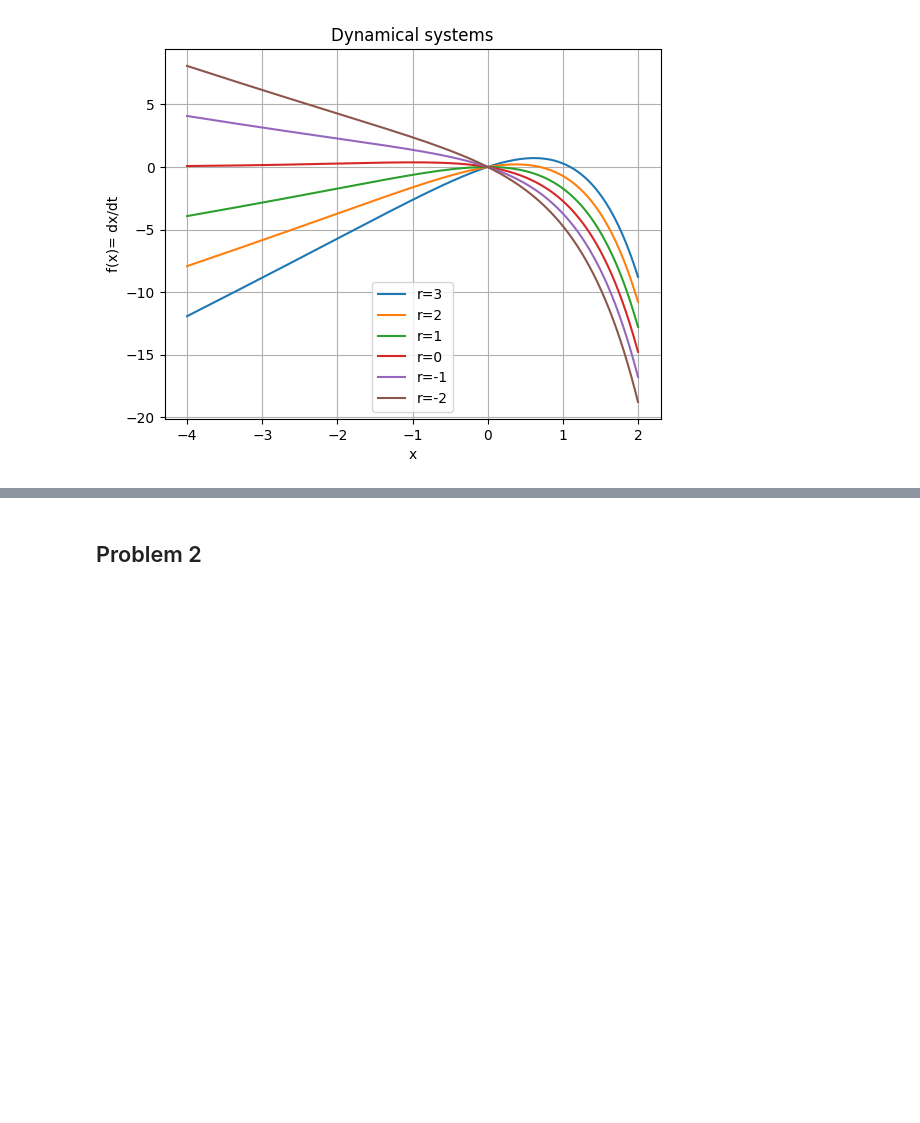
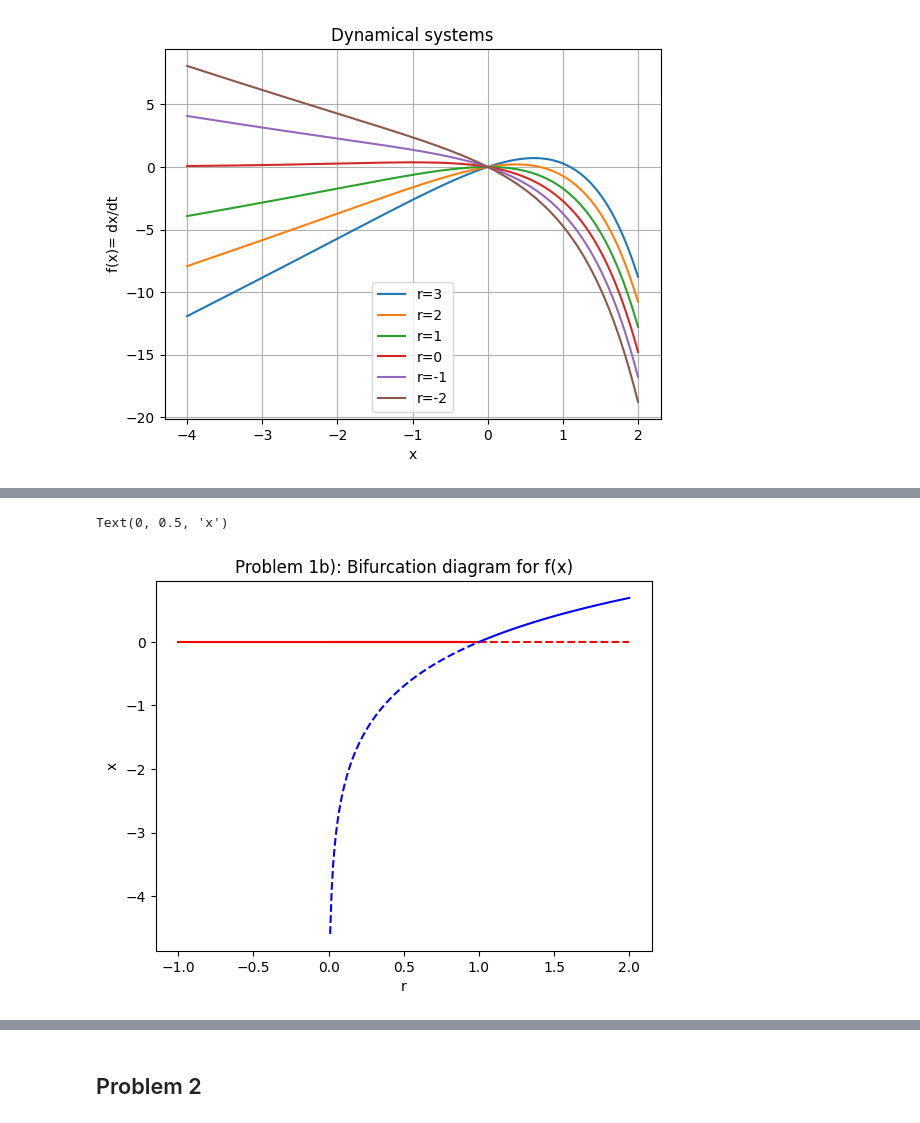
Before and after one commit to corinnawegner/Physics_of_complex_systems, a Jupyter notebook: Assignment 3/Assignment_3_Corinna_Wegner.ipynb, the cells around one changed output, grey strips where cells are left out. Drawn from its saved outputs; the diff is of its cells as text; code cells hidden in the pictures; blank space fills up the shorter version.

```diff
--- a/Assignment 3/Assignment_3_Corinna_Wegner.ipynb
+++ b/Assignment 3/Assignment_3_Corinna_Wegner.ipynb
@@ -37,0 +39,16 @@ plt.legend()
+# %%
+#Bifurcation plot
+r_0 = np.linspace(-1,1,100)
+r_1 = np.linspace(0, 1, 100)
+r_2 = np.linspace(1,2,100)
+plt.plot(r_0, np.zeros(len(r_0)), "r")
+plt.plot(r_1,np.zeros(len(r_1)), "r")
+plt.plot(r_2, np.zeros(len(r_2)), "r--")
+plt.plot(r_1, [np.log(i) for i in r_1], "b--")
+plt.plot(r_2, [np.log(i) for i in r_2], "b")
+plt.title("Problem 1b): Bifurcation diagram for f(x)")
+plt.xlabel("r")
+plt.ylabel("x")
+# %% [output]
+Text(0, 0.5, 'x')
+[figure, added]
```
Also changed, not shown: parts of 10 cells of this notebook.
